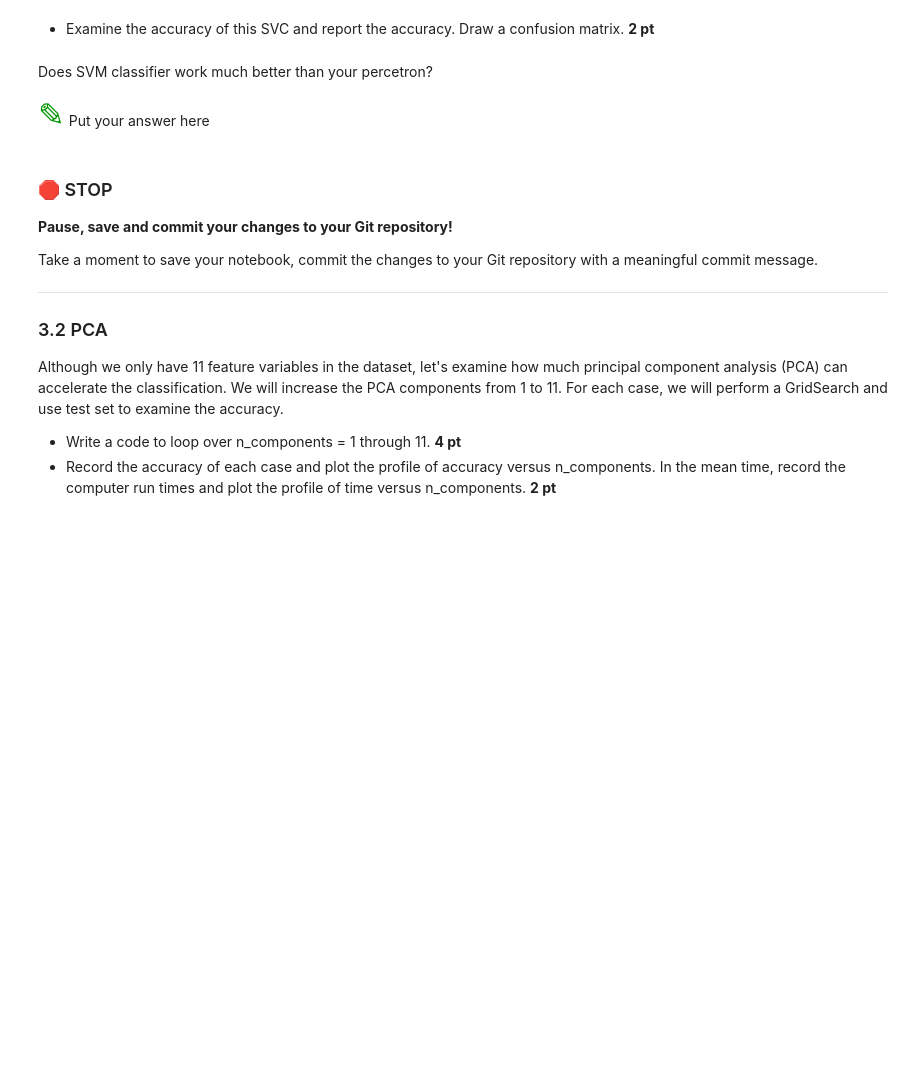
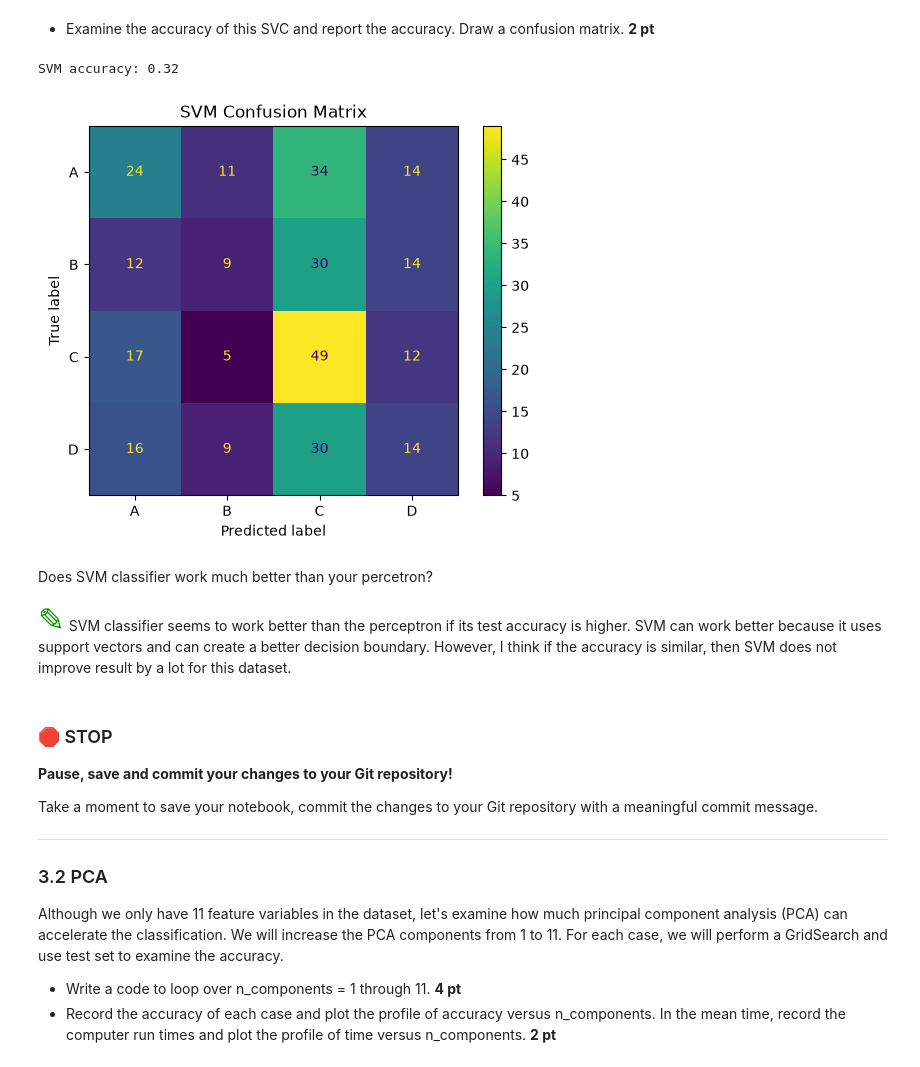
Before and after one commit to Jaehan-MSU/cmse202-s26-turnin, a Jupyter notebook: hw-05/HW-05_Perceptron_SVM_PCA-Jaehan-Kim.ipynb, the cells around one changed output. Cells and saved outputs as stored; diff of their text form; code cells hidden in the pictures; blank space fills up the shorter version.

```diff
--- a/hw-05/HW-05_Perceptron_SVM_PCA-Jaehan-Kim.ipynb
+++ b/hw-05/HW-05_Perceptron_SVM_PCA-Jaehan-Kim.ipynb
@@ -344,0 +392,13 @@ There are five caterogies with multiple feature variables.
+# %%
+svm_model = SVC(
+    C=grid.best_params_["C"],
+    gamma=grid.best_params_["gamma"],
+    kernel=grid.best_params_["kernel"]
+)
+
+svm_model.fit(X_train_tel_scaled, y_train_tel)
+svm_pred = svm_model.predict(X_test_tel_scaled)
+svm_accuracy = accuracy_score(y_test_tel, svm_pred)
+
+print("SVM accuracy:", svm_accuracy)
+print(classification_report(y_test_tel, svm_pred, zero_division=0))
@@ -346,10 +418,23 @@ There are five caterogies with multiple feature variables.
 * Examine the accuracy of this SVC and report the accuracy. Draw a confusion matrix. **2 pt**
 # %%
 # put your code here
+print("SVM accuracy:", svm_accuracy)
+
+ConfusionMatrixDisplay.from_estimator(
+    svm_model,
+    X_test_tel_scaled,
+    y_test_tel
+)
+
+plt.title("SVM Confusion Matrix")
+plt.show()
+# %% [output]
+SVM accuracy: 0.32
+[figure, added]
 # %% [markdown]
 Does SVM classifier work much better than your percetron?
 # %% [markdown]
-<font size=6 color="#009600">&#9998;</font> Put your answer here
+<font size=6 color="#009600">&#9998;</font> SVM classifier seems to work better than the perceptron if its test accuracy is higher. SVM can work better because it uses support vectors and can create a better decision boundary. However, I think if the accuracy is similar, then SVM does not improve result by a lot for this dataset.
 # %% [markdown]
 ### &#128721; STOP
 **Pause, save and commit your changes to your Git repository!**
```
Also changed, not shown: parts of 2 cells of this notebook.
